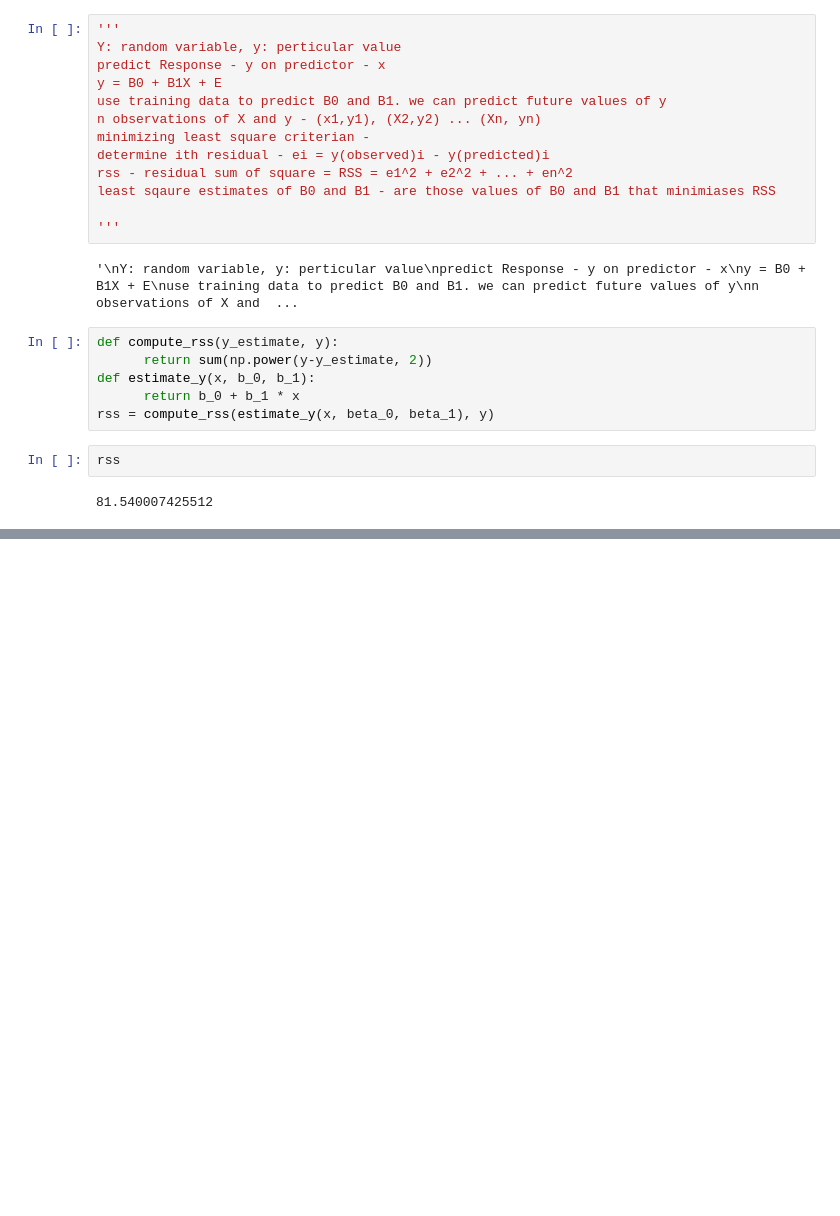
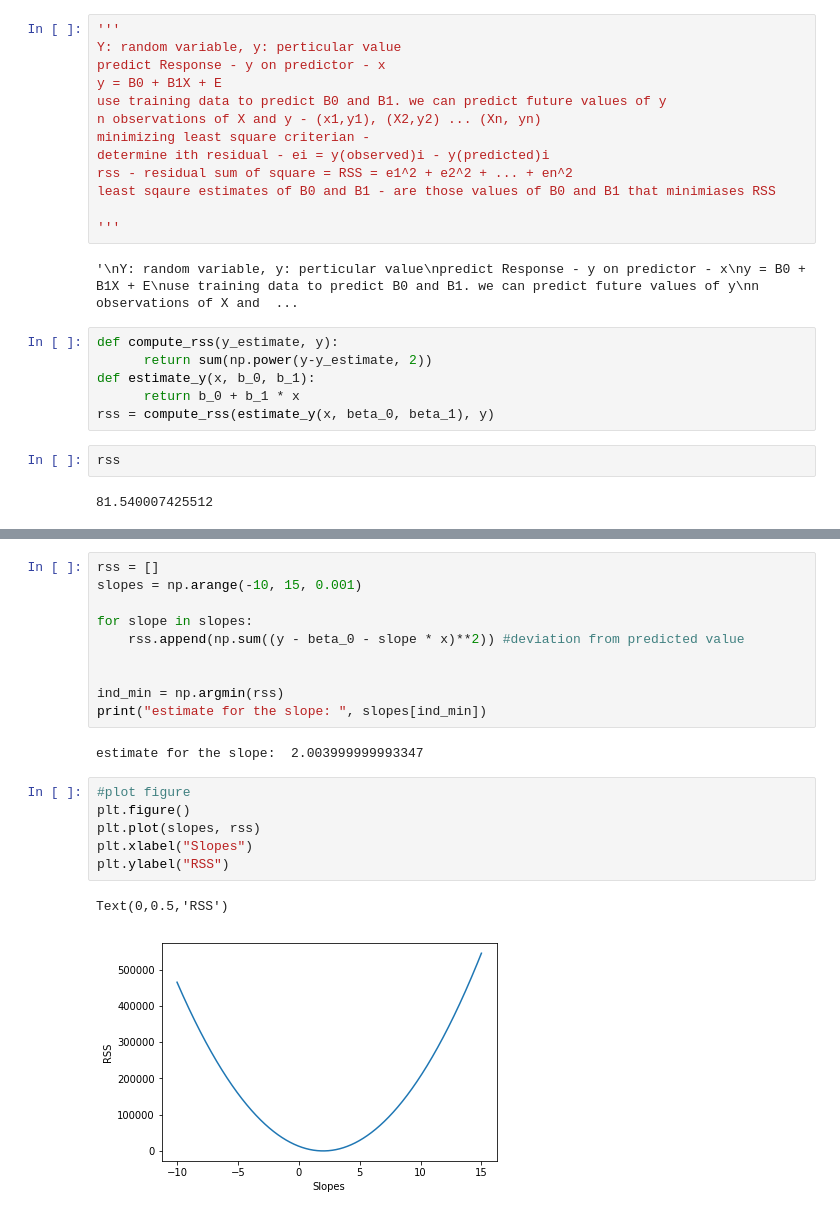
Before and after one commit to udaytak/Edx_PythonForResearch, a Jupyter notebook: 5. Statistical Learning - Part 1 Linear Regression.ipynb, the cells around one changed output, grey strips where cells are left out. Drawn from its saved outputs; the diff is of its cells as text; blank space fills up the shorter version.

```diff
--- a/5. Statistical Learning - Part 1 Linear Regression.ipynb
+++ b/5. Statistical Learning - Part 1 Linear Regression.ipynb
@@ -207,0 +265,21 @@ rss
+# %%
+rss = []
+slopes = np.arange(-10, 15, 0.001)
+
+for slope in slopes:
+    rss.append(np.sum((y - beta_0 - slope * x)**2)) #deviation from predicted value
+
+
+ind_min = np.argmin(rss)
+print("estimate for the slope: ", slopes[ind_min])
+# %% [output]
+estimate for the slope:  2.003999999993347
+# %%
+#plot figure
+plt.figure()
+plt.plot(slopes, rss)
+plt.xlabel("Slopes")
+plt.ylabel("RSS")
+# %% [output]
+Text(0,0.5,'RSS')
+[figure, added]
```
Also changed, not shown: parts of 8 cells of this notebook.
